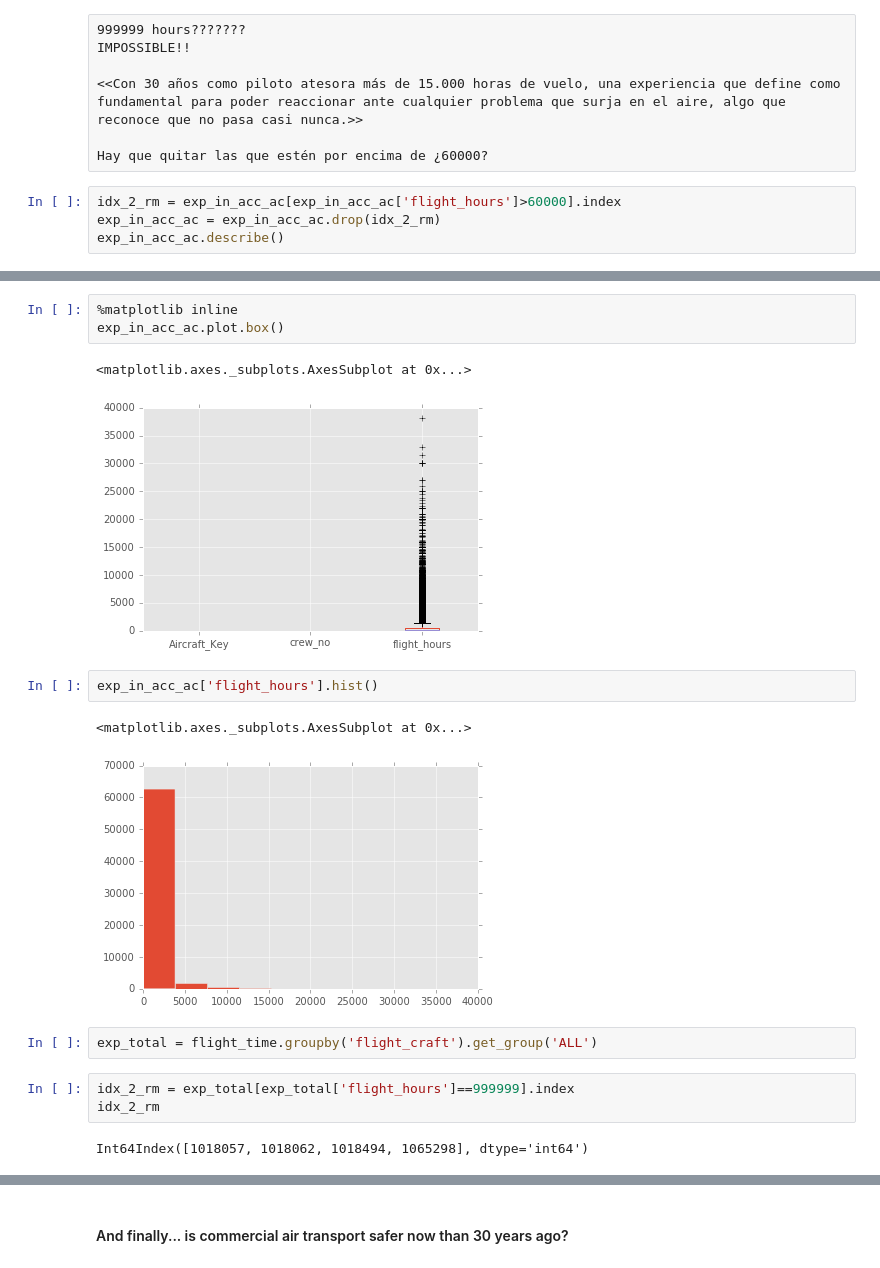
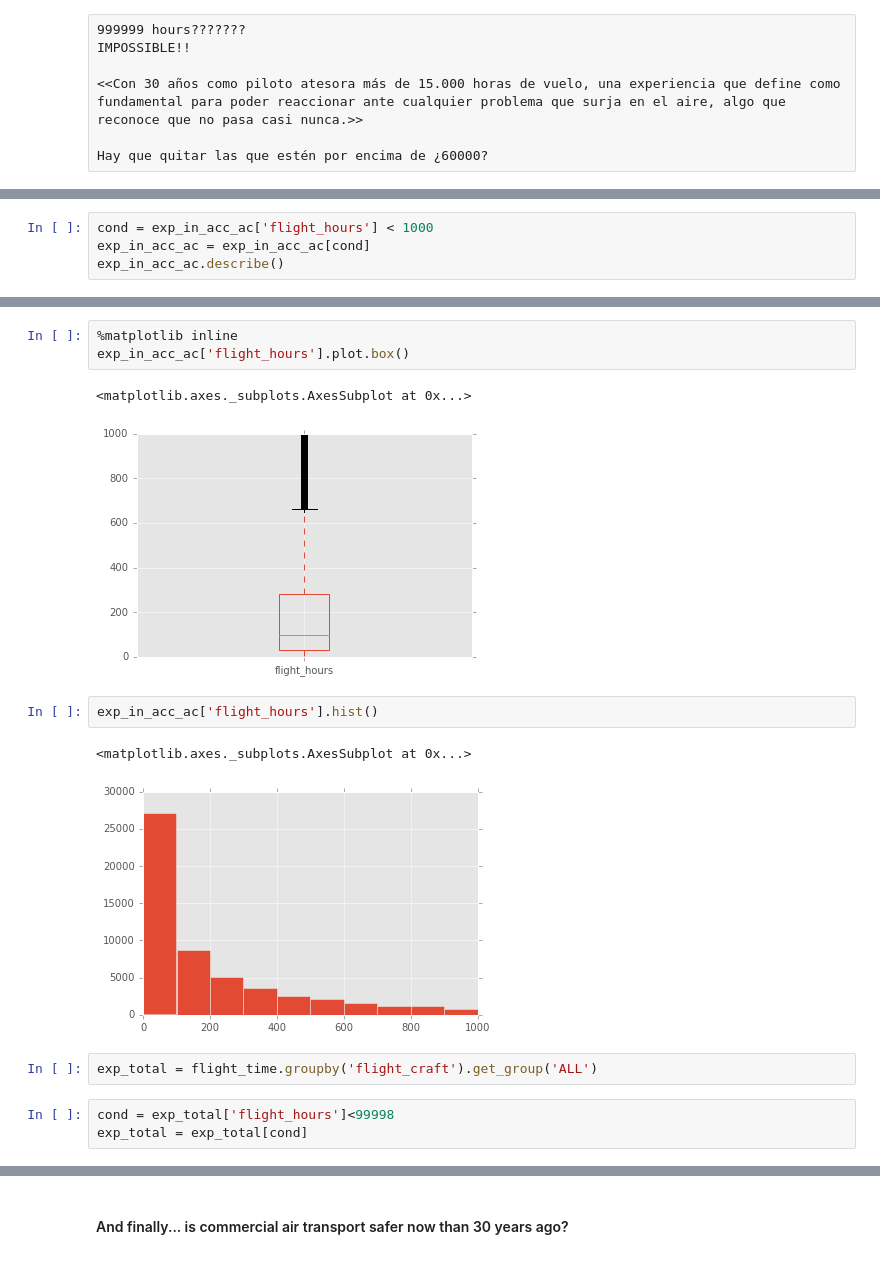
Before and after one commit to AeroPython/remove-before-flight, a Jupyter notebook: talk.ipynb, the cells around one changed output, grey strips where cells are left out. Saved outputs shown, nothing was run; the diff lists cells and outputs as text.

```diff
--- a/talk.ipynb
+++ b/talk.ipynb
@@ -885,7 +885,3 @@ IMPOSSIBLE!!
 <<Con 30 años como piloto atesora más de 15.000 horas de vuelo, una experiencia que define como fundamental para poder reaccionar ante cualquier problema que surja en el aire, algo que reconoce que no pasa casi nunca.>>
 
 Hay que quitar las que estén por encima de ¿60000?
-# %%
-idx_2_rm = exp_in_acc_ac[exp_in_acc_ac['flight_hours']>60000].index
-exp_in_acc_ac = exp_in_acc_ac.drop(idx_2_rm)
-exp_in_acc_ac.describe()
@@ -901,0 +904,4 @@ exp_in_acc_ac.describe()
+# %%
+cond = exp_in_acc_ac['flight_hours'] < 1000
+exp_in_acc_ac = exp_in_acc_ac[cond]
+exp_in_acc_ac.describe()
@@ -902,19 +918,17 @@ exp_in_acc_ac.describe()
 # %%
 %matplotlib inline
-exp_in_acc_ac.plot.box()
+exp_in_acc_ac['flight_hours'].plot.box()
 # %% [output]
 <matplotlib.axes._subplots.AxesSubplot at 0x...>
-[figure, old version]
+[figure, new version]
 # %%
 exp_in_acc_ac['flight_hours'].hist()
 # %% [output]
 <matplotlib.axes._subplots.AxesSubplot at 0x...>
-[figure, old version]
+[figure, new version]
 # %%
 exp_total = flight_time.groupby('flight_craft').get_group('ALL')
-# %%
-idx_2_rm = exp_total[exp_total['flight_hours']==999999].index
-idx_2_rm
-# %% [output]
-Int64Index([1018057, 1018062, 1018494, 1065298], dtype='int64')
+# %%
+cond = exp_total['flight_hours']<99998
+exp_total = exp_total[cond]
 # %%
```
Also changed, not shown: parts of 35 cells of this notebook.
